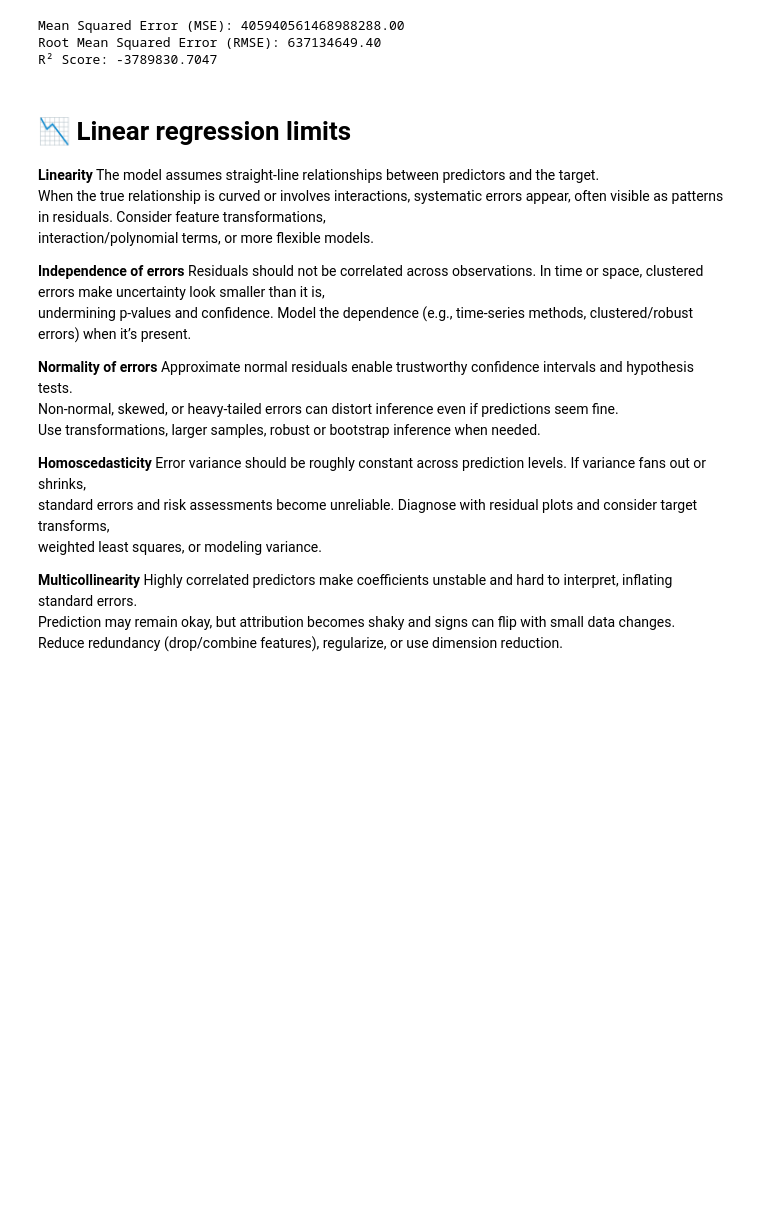
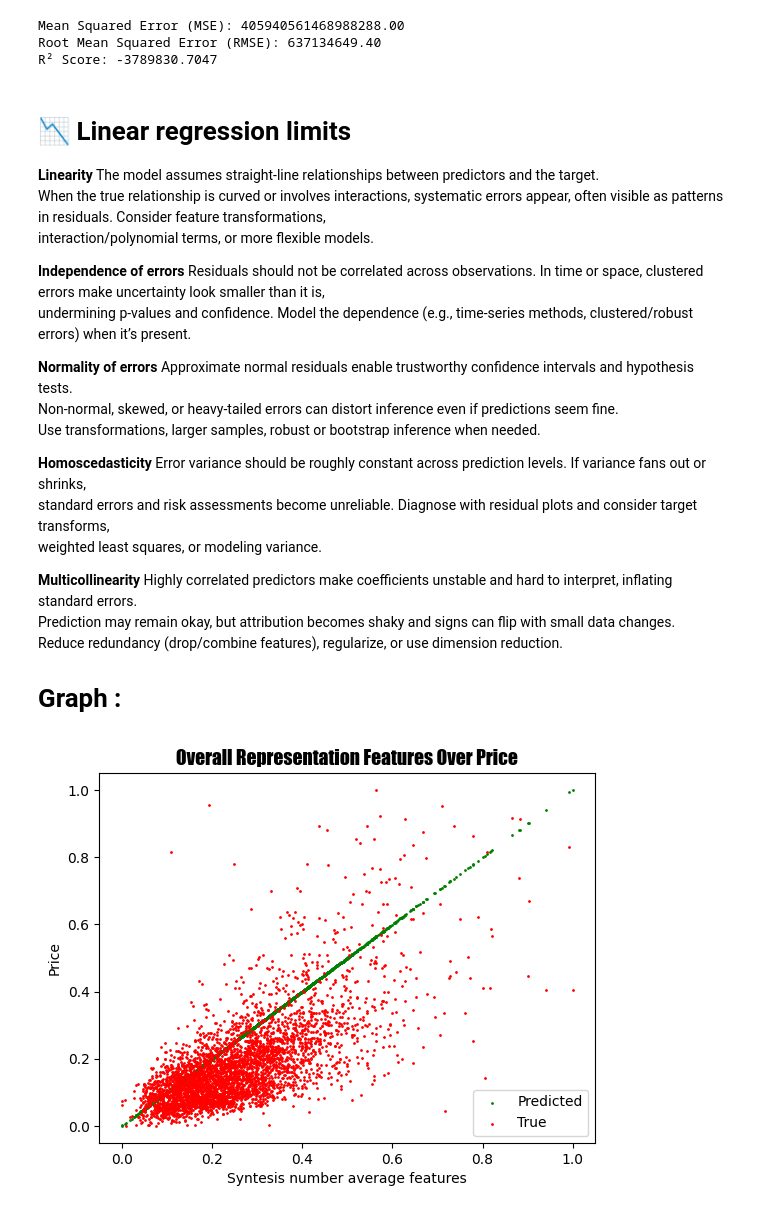
Before and after one commit to kingddd04/Ai_Learning, a Jupyter notebook: AI-Notebooks/8_Linear_Regression.ipynb, the cells around one changed output. Drawn from its saved outputs; the diff is of its cells as text; code cells hidden in the pictures; blank space fills up the shorter version.

```diff
--- a/AI-Notebooks/8_Linear_Regression.ipynb
+++ b/AI-Notebooks/8_Linear_Regression.ipynb
@@ -149,3 +149,24 @@ standard errors and risk assessments become unreliable. Diagnose with residual p
 Highly correlated predictors make coefficients unstable and hard to interpret, inflating standard errors.
  Prediction may remain okay, but attribution becomes shaky and signs can flip with small data changes.
  Reduce redundancy (drop/combine features), regularize, or use dimension reduction.
+
+# Graph :
+# %%
+from sklearn.preprocessing import MinMaxScaler
+
+# Creating a new series that capture a relation beween the values
+mean_values_df = features_df.mean(axis=1)
+
+# Scaling allows us to fit everything in a single more readable graph
+guesses_to_scale_df = pd.DataFrame({"mean_sintetixing": mean_values_df, "predicted_price": y_pred, "true_price" : target_df})
+guesses_scaled_matrix = MinMaxScaler().fit_transform(guesses_to_scale_df)
+
+plt.scatter(guesses_scaled_matrix[:, 0], guesses_scaled_matrix[:, 1], s=1, color="green", label="Predicted")
+plt.scatter(guesses_scaled_matrix[:, 0], guesses_scaled_matrix[:, 2], color="red", s= 1, label="True")
+plt.legend(loc="best")
+plt.title("Overall Representation Features Over Price(Scaled)", fontweight="bold", fontsize=14, fontfamily="impact")
+plt.xlabel("Syntesis number average features")
+plt.ylabel("Price")
+plt.show()
+# %% [output]
+[figure, added]
```
Also changed, not shown: parts of 2 cells of this notebook.
